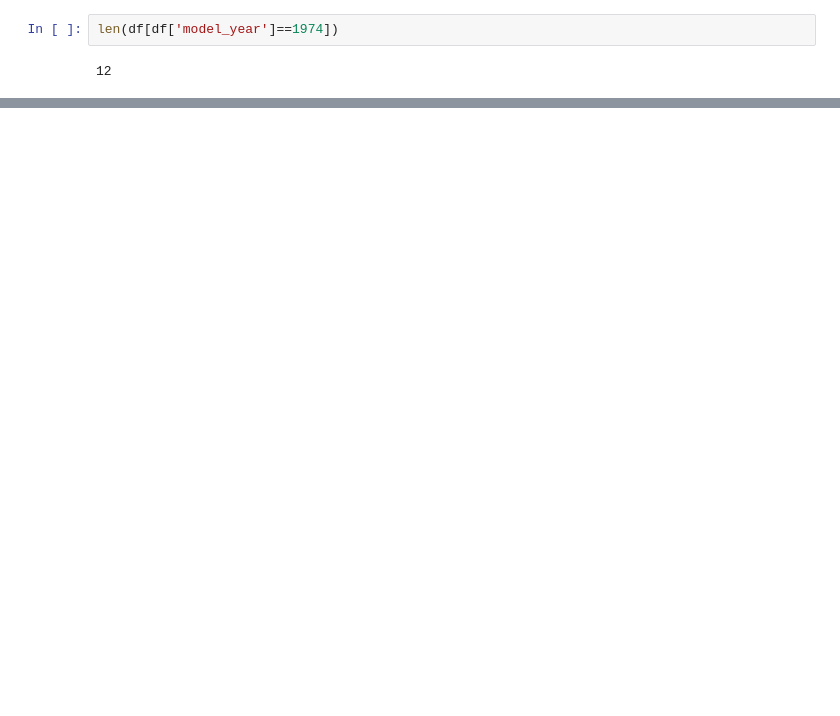
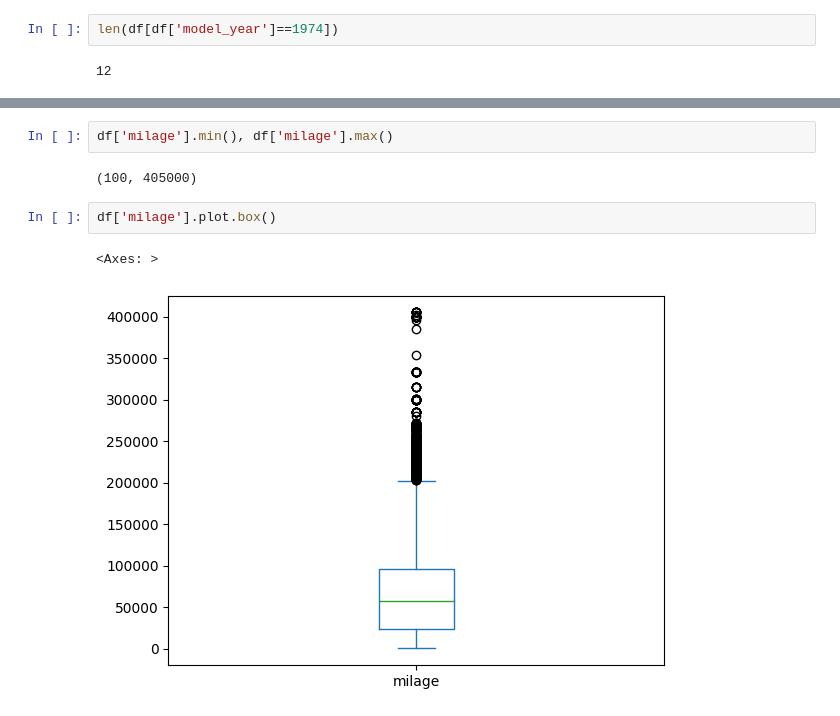
Before and after one commit to jjanekkim/Regression_Used_Car_Prices, a Jupyter notebook: validation.ipynb, the cells around one changed output, grey strips where cells are left out. Drawn from its saved outputs; the diff is of its cells as text; blank space fills up the shorter version.

```diff
--- a/validation.ipynb
+++ b/validation.ipynb
@@ -302,0 +344,9 @@ The outlier in the `model_year` is 1974, with 12 records in the dataset. These r
+# %%
+df['milage'].min(), df['milage'].max()
+# %% [output]
+(100, 405000)
+# %%
+df['milage'].plot.box()
+# %% [output]
+<Axes: >
+[figure, added]
```
Also changed, not shown: parts of 50 cells of this notebook.
